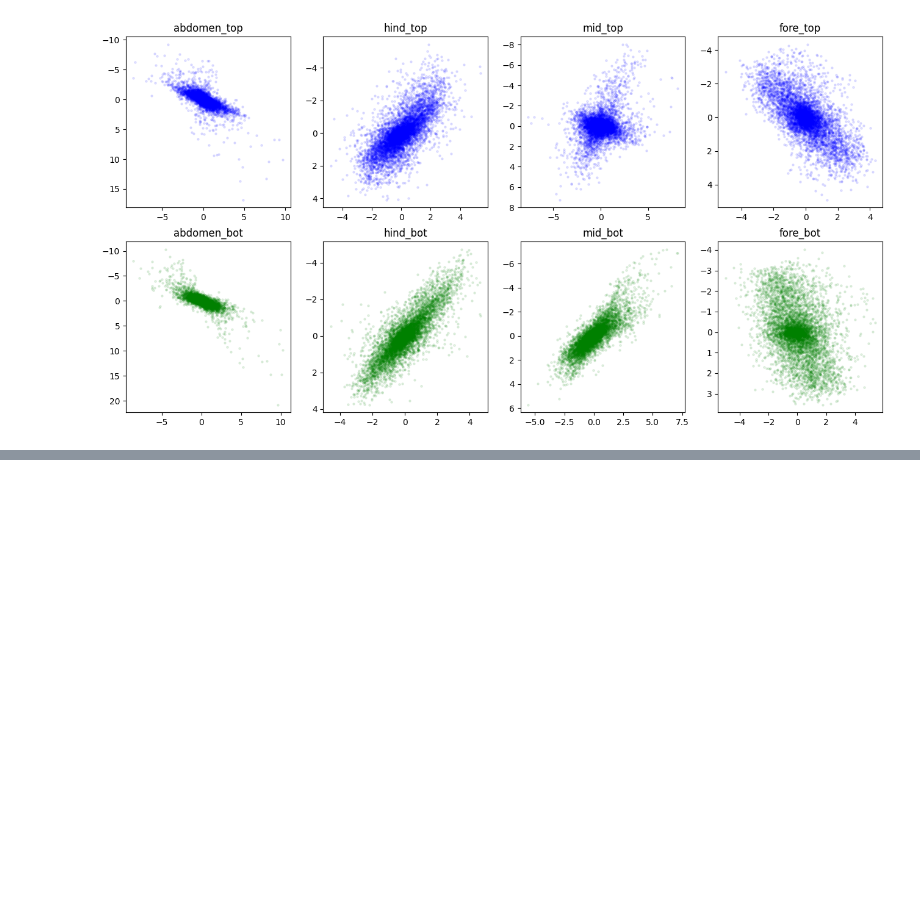
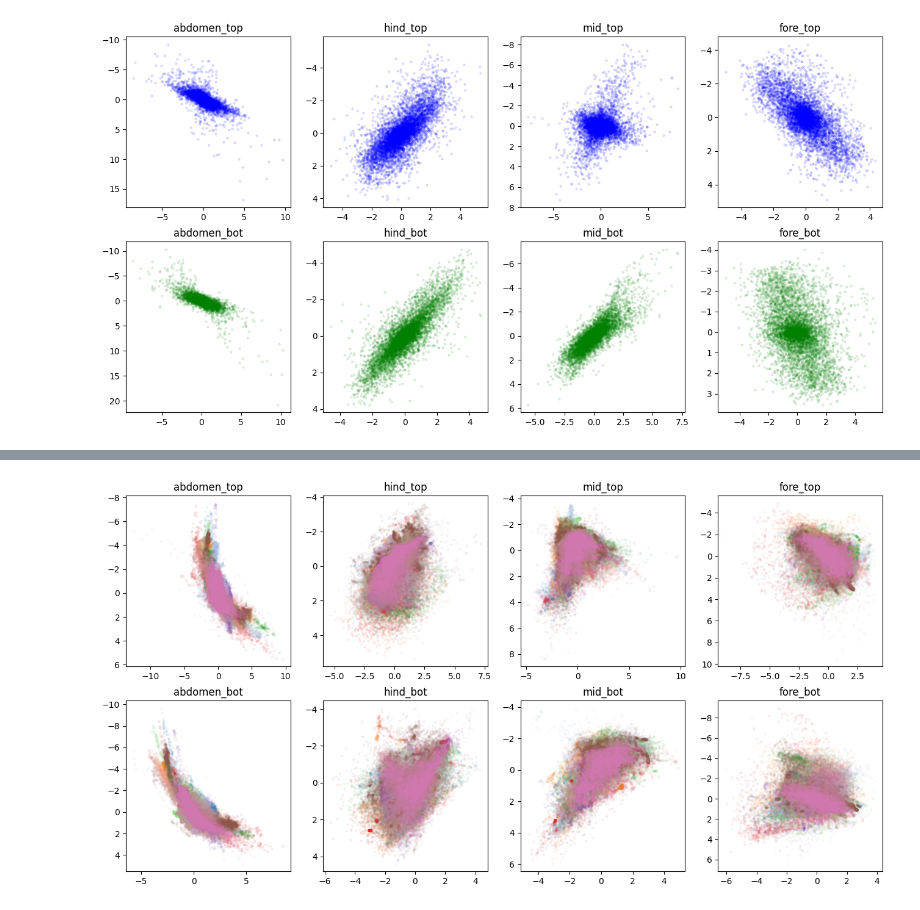
Before and after one commit to julian-zim/higama, a Jupyter notebook: organisms/fly-2023-schaffer/src/exploration/behavior.ipynb, the cells around one changed output, grey strips where cells are left out. Saved outputs shown, nothing was run; the diff lists cells and outputs as text; code cells hidden in the pictures; blank space fills up the shorter version.

```diff
--- a/organisms/fly-2023-schaffer/src/exploration/behavior.ipynb
+++ b/organisms/fly-2023-schaffer/src/exploration/behavior.ipynb
@@ -130,0 +165,4 @@ plot_utils.plot_markers(markers_grad_zs[file_ids.index(plot_id)], join_topbot=Fa
+# %%
+plot_markers_stacked(markers_zs)
+# %% [output]
+[figure, added]
```
Also changed, not shown: parts of 7 cells of this notebook, 28 other files.
